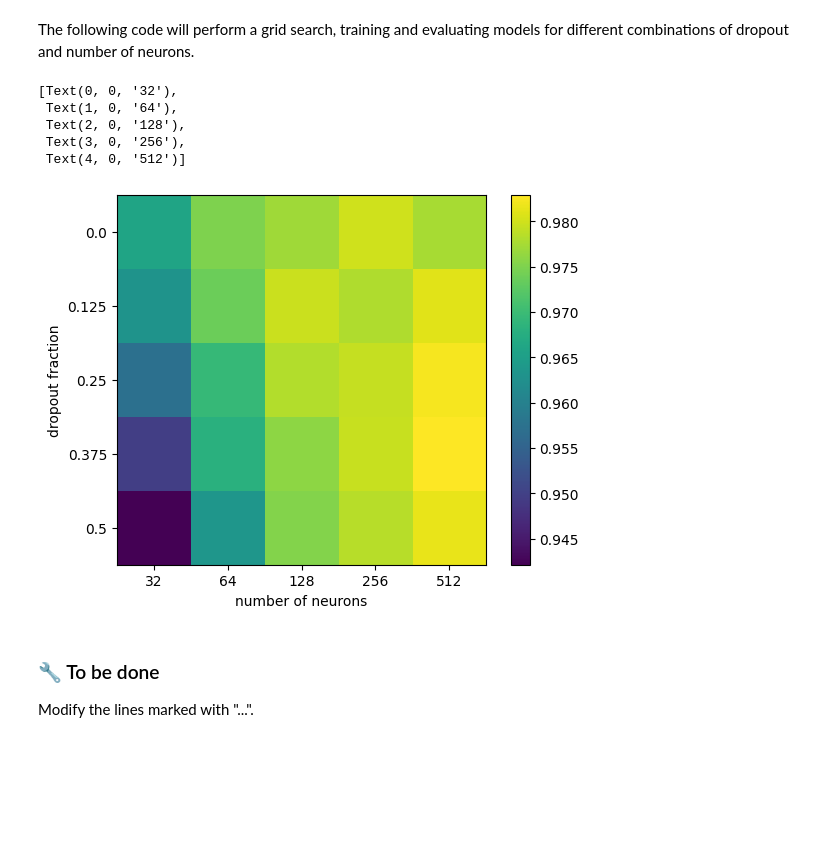
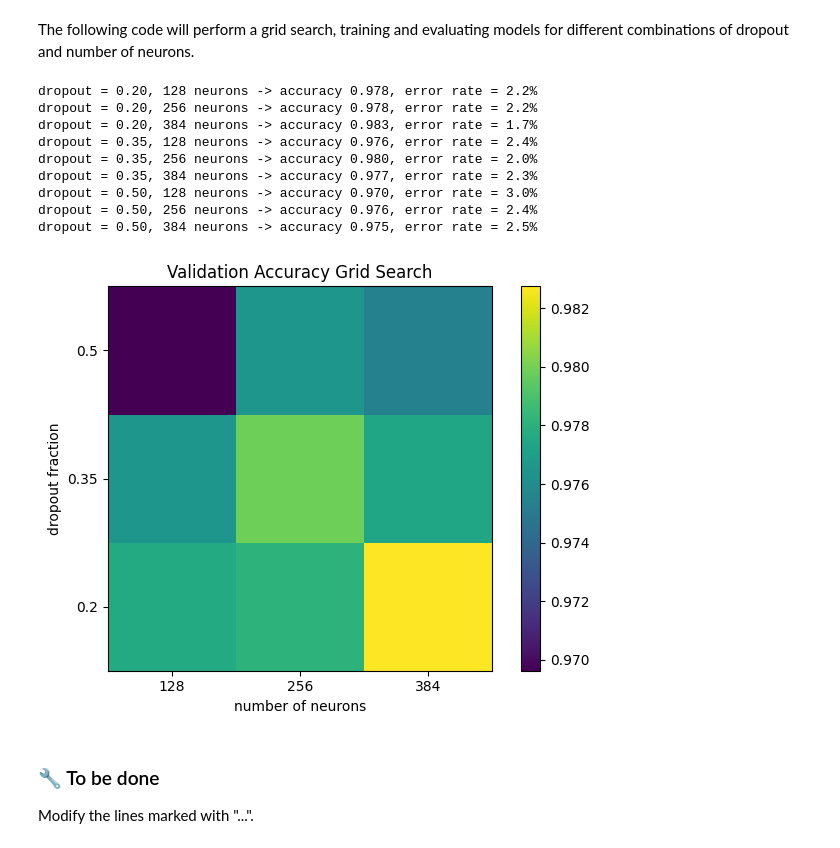
Before and after one commit to ferdinandrankl/datenbasierte-verfahren, a Jupyter notebook: DV_05_MNIST_Frame.ipynb, the cells around one changed output. Saved outputs shown, nothing was run; the diff lists cells and outputs as text; code cells hidden in the pictures; blank space fills up the shorter version.

```diff
--- a/DV_05_MNIST_Frame.ipynb
+++ b/DV_05_MNIST_Frame.ipynb
@@ -383,18 +381,19 @@ for iDrop, drop in enumerate(dropout_values):
   for iN, n_neurons in enumerate(n_neurons_values):
     # build model
     model = tf.keras.models.Sequential([
-        layers.Dense(n_neurons, input_shape = (input_shape,), activation = 'relu'),
-        ...
-        layers.Dense(10),
-        layers.Activation('softmax') # softmax actication to transform output into probabiliites
-        ])
+        layers.Dense(n_neurons, input_shape=(input_shape,), activation='relu'),
+        layers.Dropout(drop),                         # reguläres Dropout zwischen den Schichten
+        layers.Dense(int(n_neurons / 2), activation='relu'),
+        layers.Dropout(drop),
+        layers.Dense(10, activation='softmax')        # Klassifikationsausgabe
+    ])
 
     # compile model
     model.compile(
-        loss = 'categorical_crossentropy', # the recommended loss for a classification task is 'categorical_crossentropy' (see lecture for details)
-        optimizer = ...,
-        metrics = ['accuracy'] # we use accuracy to quanitfy to network performance.
-        )
+        loss='categorical_crossentropy',
+        optimizer=tf.keras.optimizers.Adam(learning_rate=1e-3),
+        metrics=['accuracy']
+    )
 
     # train model
     results = model.fit(
@@ -409,24 +408,36 @@ for iDrop, drop in enumerate(dropout_values):
     t = model.evaluate(x_test, y_test_onehot, verbose = 0, batch_size = 128)
     results_gridsearch[iDrop, iN] = t
     print(f"dropout = {drop:.2f}, {n_neurons} neurons -> accuracy {results_gridsearch[iDrop, iN][1]:.3f}, error rate = {100*(1-results_gridsearch[iDrop, iN][1]):.1f}%")
+# %% [output]
+dropout = 0.20, 128 neurons -> accuracy 0.978, error rate = 2.2%
+dropout = 0.20, 256 neurons -> accuracy 0.978, error rate = 2.2%
+dropout = 0.20, 384 neurons -> accuracy 0.983, error rate = 1.7%
+dropout = 0.35, 128 neurons -> accuracy 0.976, error rate = 2.4%
+dropout = 0.35, 256 neurons -> accuracy 0.980, error rate = 2.0%
+dropout = 0.35, 384 neurons -> accuracy 0.977, error rate = 2.3%
+dropout = 0.50, 128 neurons -> accuracy 0.970, error rate = 3.0%
+dropout = 0.50, 256 neurons -> accuracy 0.976, error rate = 2.4%
+dropout = 0.50, 384 neurons -> accuracy 0.975, error rate = 2.5%
 # %%
-# now plot the results
 fig, ax = plt.subplots(1, 1)
-pos = ax.imshow(results_gridsearch[:,:,1])
+pos = ax.imshow(results_gridsearch[:, :, 1], origin='lower')
 fig.colorbar(pos, ax=ax)
+
 ax.set_xlabel("number of neurons")
 ax.set_ylabel("dropout fraction")
-ax.set_yticks([0,1,2,3,4])
+
+# richtige Anzahl Ticks
+ax.set_yticks(range(len(dropout_values)))
 ax.set_yticklabels(dropout_values)
-ax.set_xticks([0,1,2,3,4])
+
+ax.set_xticks(range(len(n_neurons_values)))
 ax.set_xticklabels(n_neurons_values)
+
+plt.title("Validation Accuracy Grid Search")
+plt.tight_layout()
+plt.show()
 # %% [output]
-[Text(0, 0, '32'),
- Text(1, 0, '64'),
- Text(2, 0, '128'),
- Text(3, 0, '256'),
- Text(4, 0, '512')]
-[figure, old version]
+[figure, new version]
 # %% [markdown]
 ### 🔧 To be done
 Modify the lines marked with "...".
```
Also changed, not shown: parts of 7 cells of this notebook.
